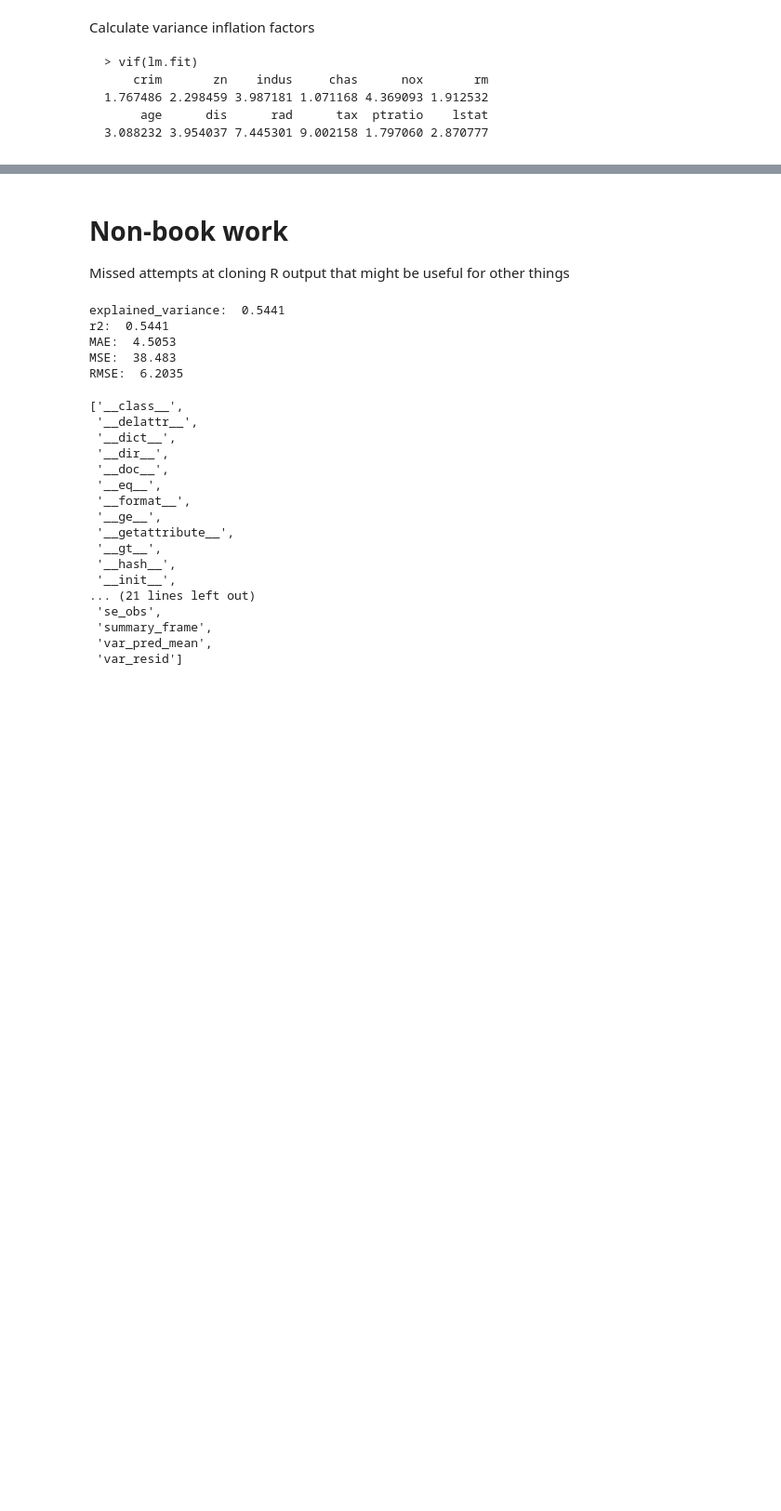
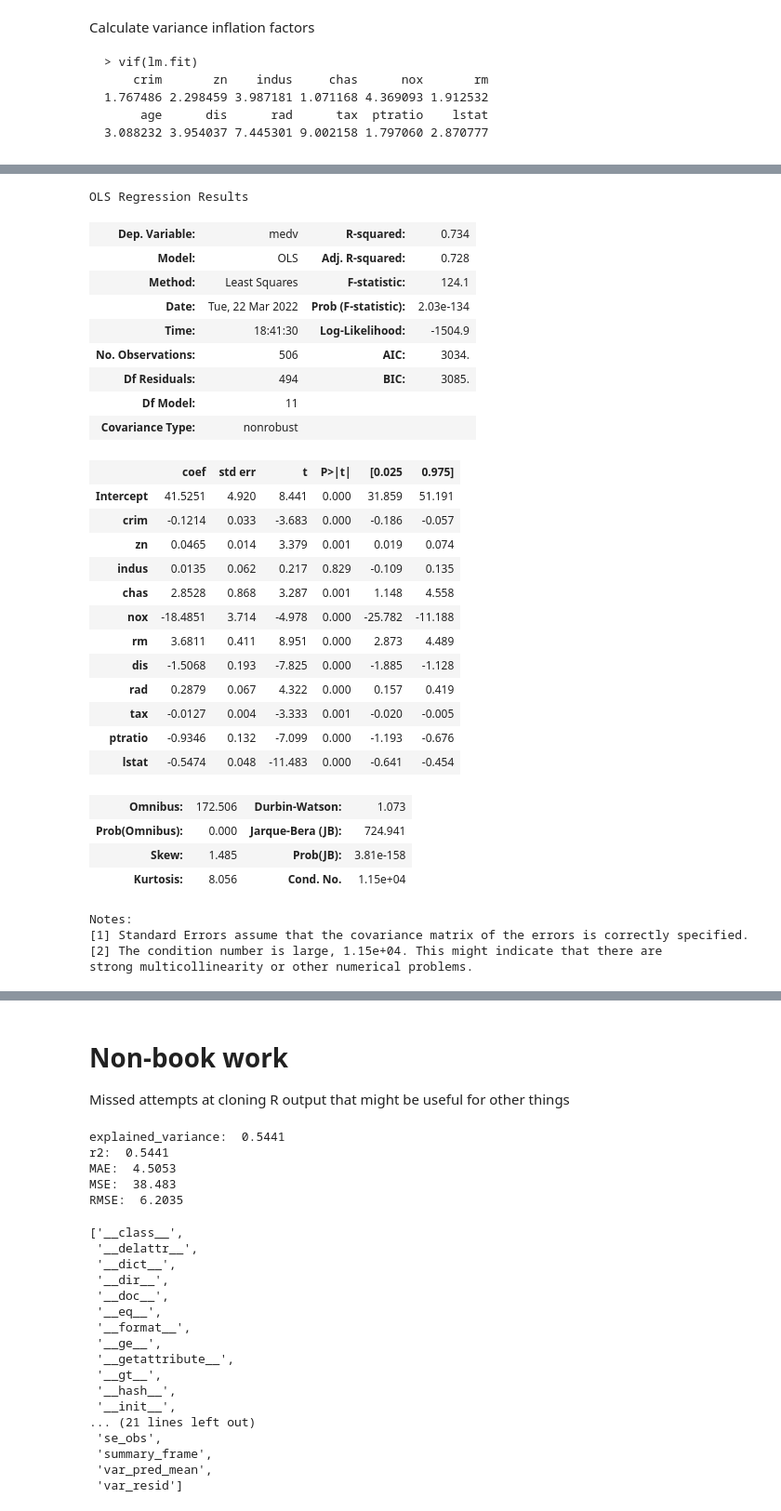
Before and after one commit to bkdevart/islr2, a Jupyter notebook: python/islr2_3.ipynb, the cells around one changed output, grey strips where cells are left out. Shown at 93% size. Cells and saved outputs as stored; diff of their text form; code cells hidden in the pictures; blank space fills up the shorter version.

Commit message:
updated auto and boston datasets, archiving the old exports.  added multilinear fit without age feature and interaction terms to both r and python code.

```diff
--- a/python/islr2_3.ipynb
+++ b/python/islr2_3.ipynb
@@ -565,0 +603,39 @@ vif
+# %%
+# no support for . operator
+columns_no_age_list = all_columns_list.copy()
+columns_no_age_list.remove('age')
+all_columns_no_age = "+".join(columns_no_age_list)
+mlr_results_no_age = smf.ols(f"medv ~ {all_columns_no_age}", data=boston).fit()
+mlr_results_no_age.summary()
+# %% [output]
+OLS Regression Results
+| Dep. Variable: | medv | R-squared: | 0.734 |
+| Model: | OLS | Adj. R-squared: | 0.728 |
+| Method: | Least Squares | F-statistic: | 124.1 |
+| Date: | Tue, 22 Mar 2022 | Prob (F-statistic): | 2.03e-134 |
+| Time: | 18:41:30 | Log-Likelihood: | -1504.9 |
+| No. Observations: | 506 | AIC: | 3034. |
+| Df Residuals: | 494 | BIC: | 3085. |
+| Df Model: | 11 |  |  |
+| Covariance Type: | nonrobust |  |  |
+|  | coef | std err | t | P>|t| | [0.025 | 0.975] |
+| Intercept | 41.5251 | 4.920 | 8.441 | 0.000 | 31.859 | 51.191 |
+| crim | -0.1214 | 0.033 | -3.683 | 0.000 | -0.186 | -0.057 |
+| zn | 0.0465 | 0.014 | 3.379 | 0.001 | 0.019 | 0.074 |
+| indus | 0.0135 | 0.062 | 0.217 | 0.829 | -0.109 | 0.135 |
+| chas | 2.8528 | 0.868 | 3.287 | 0.001 | 1.148 | 4.558 |
+| nox | -18.4851 | 3.714 | -4.978 | 0.000 | -25.782 | -11.188 |
+| rm | 3.6811 | 0.411 | 8.951 | 0.000 | 2.873 | 4.489 |
+| dis | -1.5068 | 0.193 | -7.825 | 0.000 | -1.885 | -1.128 |
+| rad | 0.2879 | 0.067 | 4.322 | 0.000 | 0.157 | 0.419 |
+| tax | -0.0127 | 0.004 | -3.333 | 0.001 | -0.020 | -0.005 |
+| ptratio | -0.9346 | 0.132 | -7.099 | 0.000 | -1.193 | -0.676 |
+| lstat | -0.5474 | 0.048 | -11.483 | 0.000 | -0.641 | -0.454 |
+| Omnibus: | 172.506 | Durbin-Watson: | 1.073 |
+| Prob(Omnibus): | 0.000 | Jarque-Bera (JB): | 724.941 |
+| Skew: | 1.485 | Prob(JB): | 3.81e-158 |
+| Kurtosis: | 8.056 | Cond. No. | 1.15e+04 |
+Notes:
+[1] Standard Errors assume that the covariance matrix of the errors is correctly specified.
+[2] The condition number is large, 1.15e+04. This might indicate that there are
+strong multicollinearity or other numerical problems.
```
Also changed, not shown: parts of 14 cells of this notebook, 4 other files.
